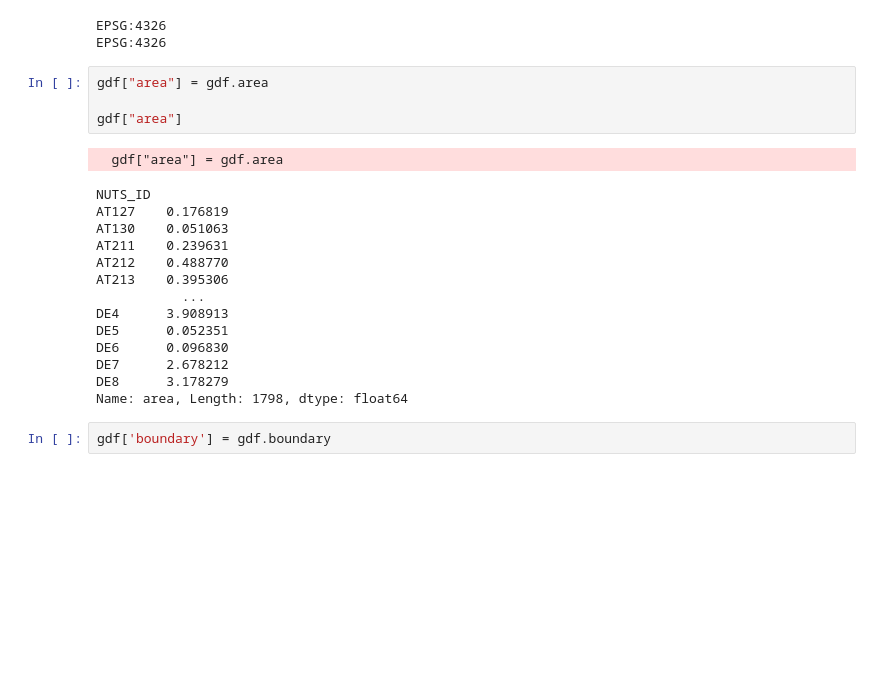
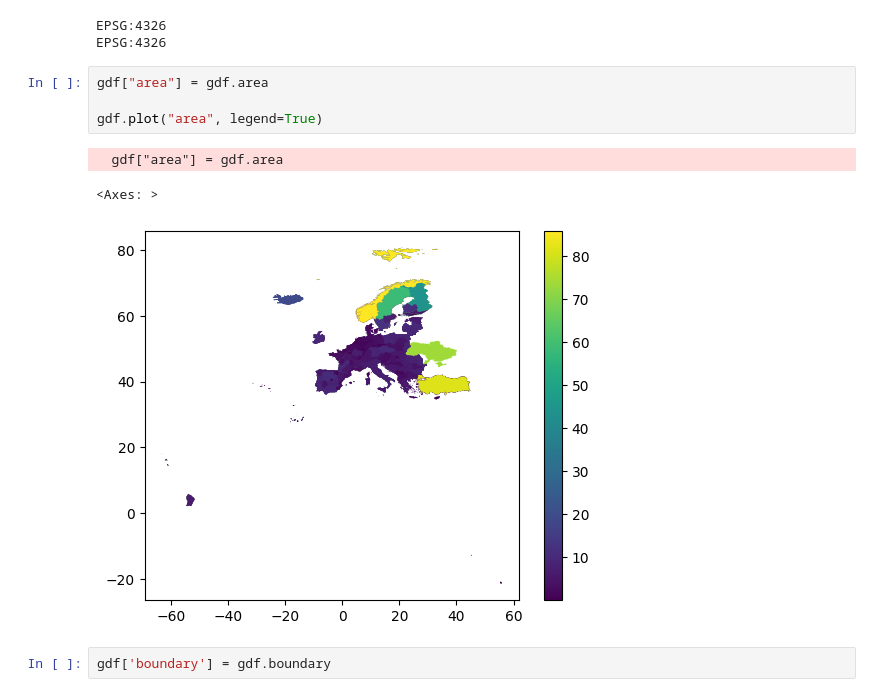
Before and after one commit to victorelgersma/dafs, a Jupyter notebook: week6/Lesson 3 - Calculating weather indicators - v4 - without Solutions(1).ipynb, the cells around one changed output. Cells and saved outputs as stored; diff of their text form; blank space fills up the shorter version.

```diff
--- a/week6/Lesson 3 - Calculating weather indicators - v4 - without Solutions(1).ipynb
+++ b/week6/Lesson 3 - Calculating weather indicators - v4 - without Solutions(1).ipynb
@@ -43,22 +64,11 @@ EPSG:4326
 # %%
 gdf["area"] = gdf.area
 
-gdf["area"]
+gdf.plot("area", legend=True)
 # %% [output]
   gdf["area"] = gdf.area
-NUTS_ID
-AT127    0.176819
-AT130    0.051063
-AT211    0.239631
-AT212    0.488770
-AT213    0.395306
-           ...
-DE4      3.908913
-DE5      0.052351
-DE6      0.096830
-DE7      2.678212
-DE8      3.178279
-Name: area, Length: 1798, dtype: float64
+<Axes: >
+[figure, added]
 # %%
 gdf['boundary'] = gdf.boundary
 # %% [markdown]
```
Also changed, not shown: parts of 1 cell of this notebook, 6 other files.
